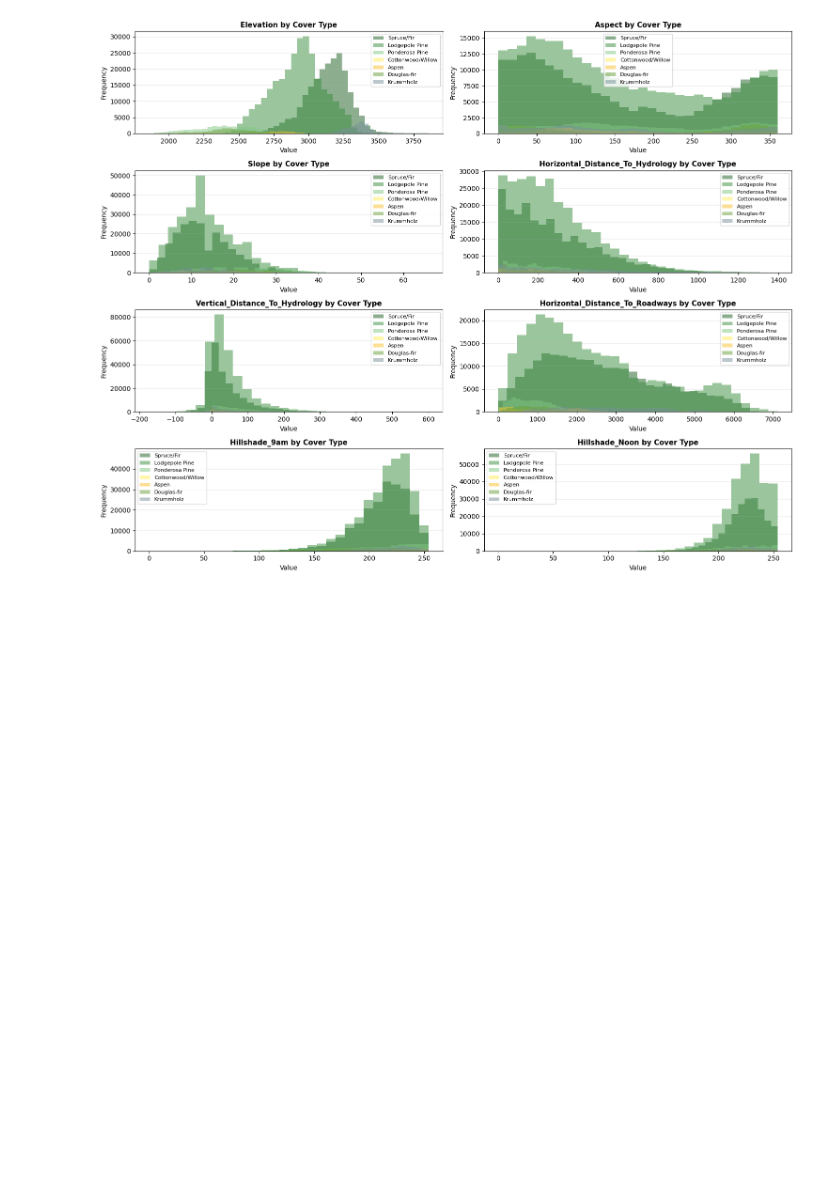
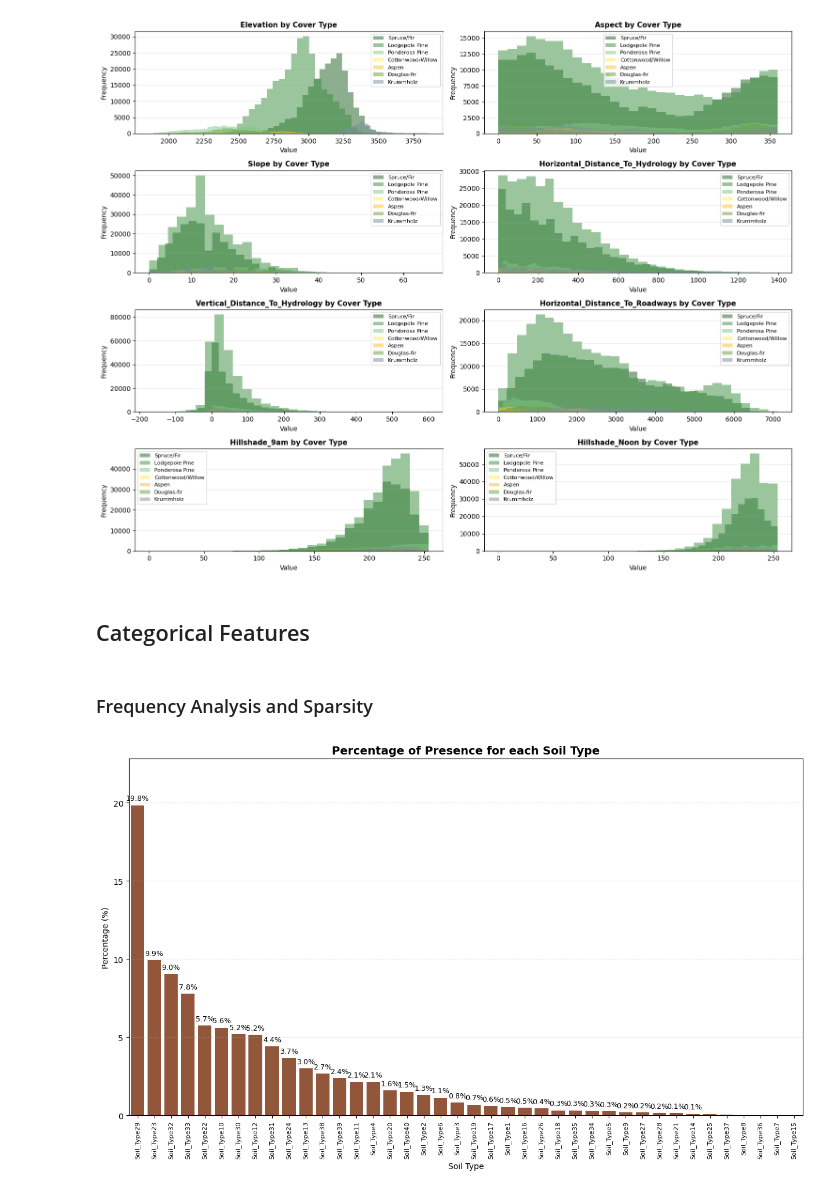
Before and after one commit to ineguiluz1/Forest-Covertype-Prediction-AML, a Jupyter notebook: notebooks/EDA.ipynb, the cells around one changed output. Saved outputs shown, nothing was run; the diff lists cells and outputs as text; code cells hidden in the pictures; blank space fills up the shorter version.

Commit message:
CATEGORICAL FEATURES: Analysis of Distributions and Relationship with Cover Type.

```diff
--- a/notebooks/EDA.ipynb
+++ b/notebooks/EDA.ipynb
@@ -284,3 +284,28 @@ plt.tight_layout()
 plt.show()
 # %% [output]
 [figure]
+# %% [markdown]
+## Categorical Features
+# %% [markdown]
+### Frequency Analysis and Sparsity
+# %%
+soil_cols = [col for col in df.columns if 'Soil_Type' in col]
+soil_counts = df[soil_cols].sum().sort_values(ascending=False)
+soil_percentages = (soil_counts / len(df)) * 100
+plt.figure(figsize=(15, 8))
+
+ax = sns.barplot(x=soil_percentages.index, y=soil_percentages.values, color='sienna')
+
+for i, v in enumerate(soil_percentages.values):
+
+    if v > 0.1:
+        ax.text(i, v + 0.2, f'{v:.1f}%', ha='center', va='bottom', fontsize=9, rotation=0)
+
+plt.xticks(rotation=90, fontsize=8)
+plt.title('Percentage of Presence for each Soil Type', fontsize=14, fontweight='bold')
+plt.xlabel('Soil Type')
+plt.ylabel('Percentage (%)')
+plt.ylim(0, soil_percentages.max() * 1.15)
+plt.grid(axis='y', linestyle='--', alpha=0.3)
+# %% [output]
+[figure, added]
```
Also changed, not shown: parts of 6 cells of this notebook, 1 other file.
